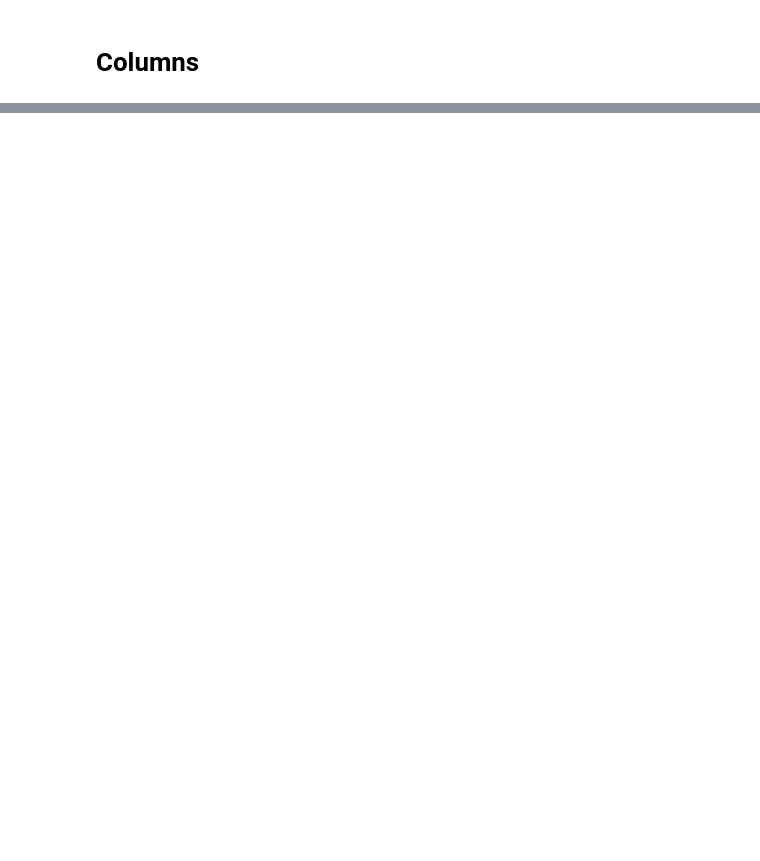
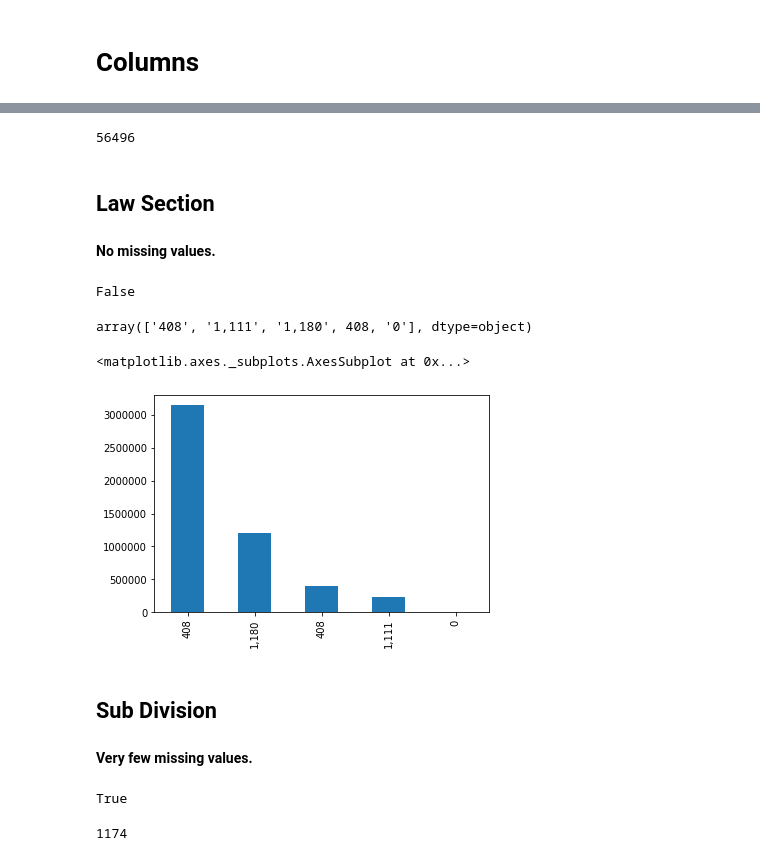
Before and after one commit to i3li/ny-parking-violations-pipeline, a Jupyter notebook: DataExploration.ipynb, the cells around one changed output, grey strips where cells are left out. Cells and saved outputs as stored; diff of their text form; code cells hidden in the pictures; blank space fills up the shorter version.

```diff
--- a/DataExploration.ipynb
+++ b/DataExploration.ipynb
@@ -332,0 +590,3 @@ vc_df.head()
+# %%
+all_streets = df['Street Code1'].append(df['Street Code2']).append(df['Street Code3']).unique()
+s_all_streets = pd.Series(all_streets)
@@ -332,0 +885,2 @@ vc_df.head()
+# %%
+s_in_front_or_opposite = pd.Series({'I': 'InFront', 'F': 'InFront', 'O': 'Opposite'})
@@ -332,0 +894,2 @@ vc_df.head()
+# %%
+df['Violation In Front Of Or Opposite'] = df['Violation In Front Of Or Opposite'].map(s_in_front_or_opposite)
@@ -332,0 +985,33 @@ vc_df.head()
+# %%
+date_first_observed_df.count()
+# %% [output]
+56496
+# %% [markdown]
+## Law Section
+# %% [markdown]
+**No missing values.**
+# %%
+df['Law Section'].isna().any()
+# %% [output]
+False
+# %%
+df['Law Section'].unique()
+# %% [output]
+array(['408', '1,111', '1,180', 408, '0'], dtype=object)
+# %%
+pd.value_counts(df['Law Section']).plot.bar()
+# %% [output]
+<matplotlib.axes._subplots.AxesSubplot at 0x...>
+[figure, added]
+# %% [markdown]
+## Sub Division
+# %% [markdown]
+**Very few missing values.**
+# %%
+df['Sub Division'].isna().any()
+# %% [output]
+True
+# %%
+len(df[df['Sub Division'].isna()])
+# %% [output]
+1174
```
Also changed, not shown: parts of 328 cells of this notebook.
